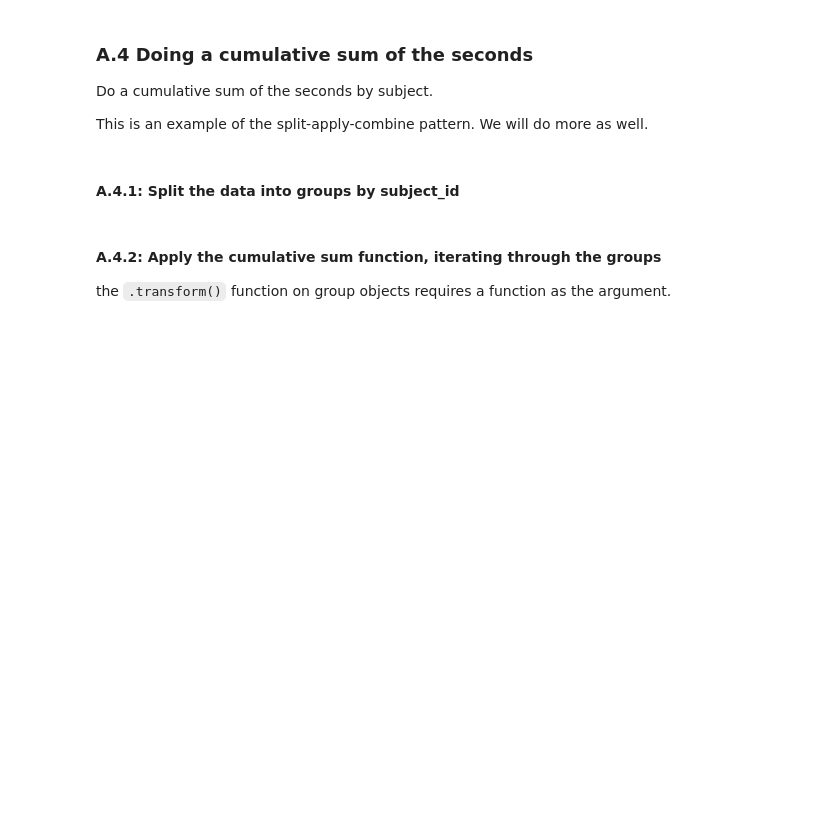
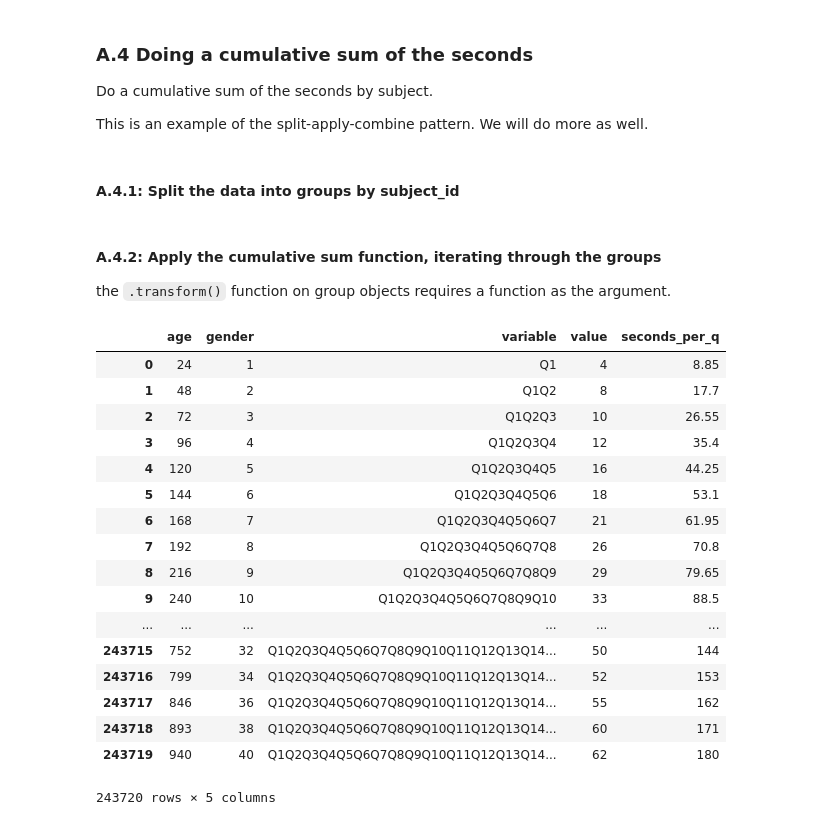
Before and after one commit to brettswan/General-Assembly-Projects, a Jupyter notebook: curriculum/week-02/3.3-lesson/code/w2-3.3-split-apply-combine-codealong.ipynb, the cells around one changed output. Cells and saved outputs as stored; diff of their text form; code cells hidden in the pictures; blank space fills up the shorter version.

````diff
--- a/curriculum/week-02/3.3-lesson/code/w2-3.3-split-apply-combine-codealong.ipynb
+++ b/curriculum/week-02/3.3-lesson/code/w2-3.3-split-apply-combine-codealong.ipynb
@@ -125,7 +120,30 @@ Do a cumulative sum of the seconds by subject.
 This is an example of the split-apply-combine pattern. We will do more as well.
 # %% [markdown]
 #### A.4.1: Split the data into groups by subject_id
+# %%
+mach_split = mach_secs.groupby(['subject_id'])
 # %% [markdown]
 #### A.4.2: Apply the cumulative sum function, iterating through the groups
 
 the ```.transform()``` function on group objects requires a function as the argument.
+# %%
+mach_split.transform(np.cumsum)
+# %% [output]
+|  | age | gender | variable | value | seconds_per_q |
+| 0 | 24 | 1 | Q1 | 4 | 8.85 |
+| 1 | 48 | 2 | Q1Q2 | 8 | 17.7 |
+| 2 | 72 | 3 | Q1Q2Q3 | 10 | 26.55 |
+| 3 | 96 | 4 | Q1Q2Q3Q4 | 12 | 35.4 |
+| 4 | 120 | 5 | Q1Q2Q3Q4Q5 | 16 | 44.25 |
+| 5 | 144 | 6 | Q1Q2Q3Q4Q5Q6 | 18 | 53.1 |
+| 6 | 168 | 7 | Q1Q2Q3Q4Q5Q6Q7 | 21 | 61.95 |
+| 7 | 192 | 8 | Q1Q2Q3Q4Q5Q6Q7Q8 | 26 | 70.8 |
+| 8 | 216 | 9 | Q1Q2Q3Q4Q5Q6Q7Q8Q9 | 29 | 79.65 |
+| 9 | 240 | 10 | Q1Q2Q3Q4Q5Q6Q7Q8Q9Q10 | 33 | 88.5 |
+| ... | ... | ... | ... | ... | ... |
+| 243715 | 752 | 32 | Q1Q2Q3Q4Q5Q6Q7Q8Q9Q10Q11Q12Q13Q14... | 50 | 144 |
+| 243716 | 799 | 34 | Q1Q2Q3Q4Q5Q6Q7Q8Q9Q10Q11Q12Q13Q14... | 52 | 153 |
+| 243717 | 846 | 36 | Q1Q2Q3Q4Q5Q6Q7Q8Q9Q10Q11Q12Q13Q14... | 55 | 162 |
+| 243718 | 893 | 38 | Q1Q2Q3Q4Q5Q6Q7Q8Q9Q10Q11Q12Q13Q14... | 60 | 171 |
+| 243719 | 940 | 40 | Q1Q2Q3Q4Q5Q6Q7Q8Q9Q10Q11Q12Q13Q14... | 62 | 180 |
+243720 rows × 5 columns
````
Also changed, not shown: parts of 11 cells of this notebook, 3 other files.
